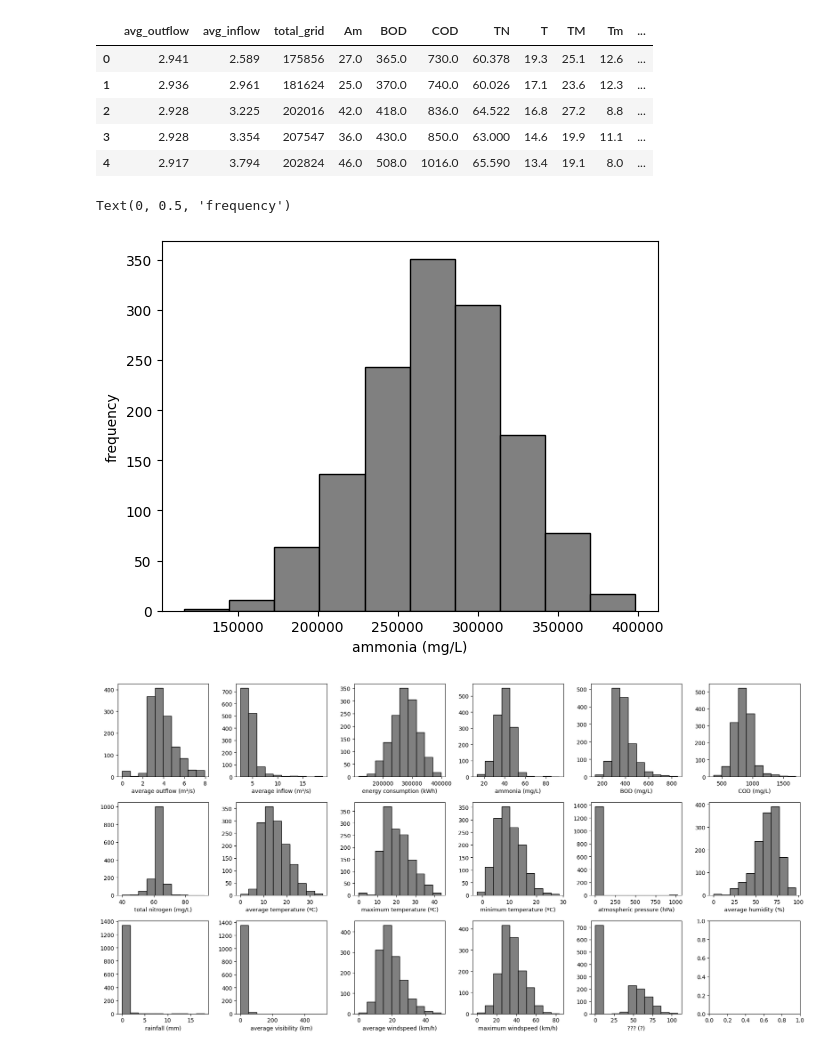
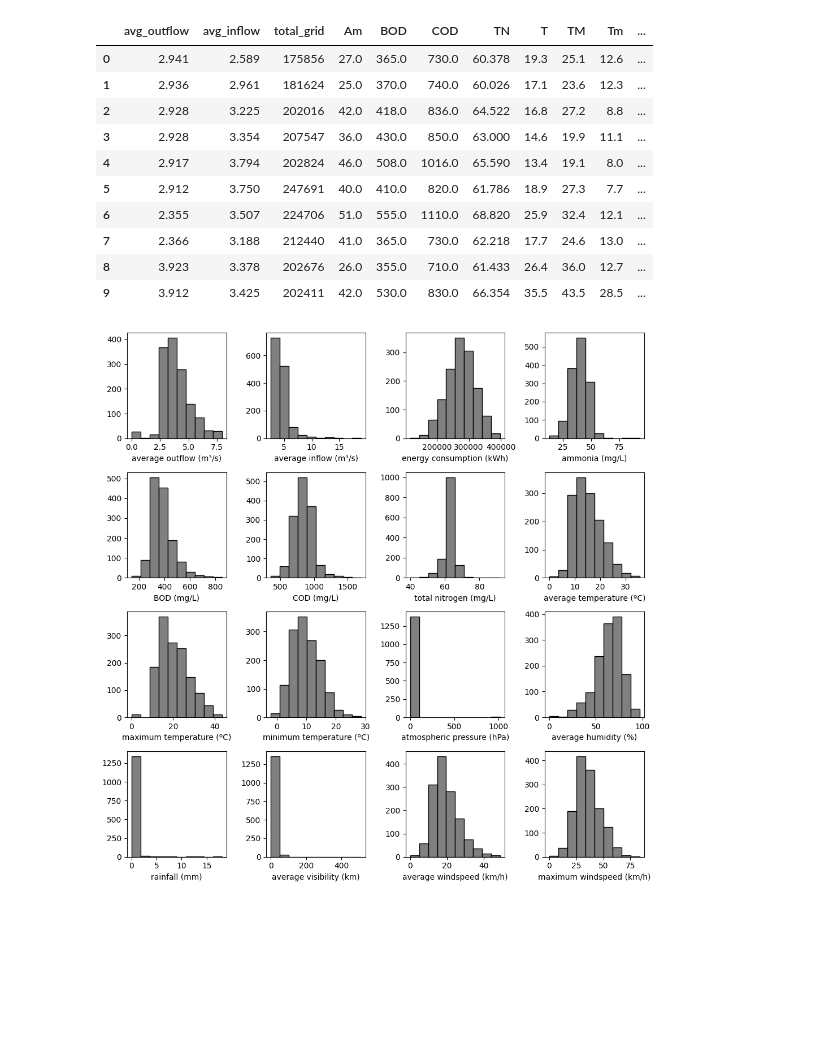
Before and after one commit to felypemaciel/ica2024, a Jupyter notebook: main.ipynb, the cells around one changed output. Cells and saved outputs as stored; diff of their text form; code cells hidden in the pictures; blank space fills up the shorter version.

```diff
--- a/main.ipynb
+++ b/main.ipynb
@@ -4,7 +6,13 @@ import matplotlib.pyplot as plt
 # %%
 df = pd.read_csv('data-melbourne.csv')
+df = df.drop('VG', axis=1)
+# %%
+bins = [0, 210000, 304000, float('inf')]    # ranges for classification
+labels = ['level 1', 'level 2', 'level 3']  # levels' labels
+
+df['consumption_level'] = pd.cut(df['total_grid'], bins=bins, labels=labels, right=False)
 # %%
-df.head()
+df.head(10)
 # %% [output]
 |  | avg_outflow | avg_inflow | total_grid | Am | BOD | COD | TN | T | TM | Tm | ... |
 | 0 | 2.941 | 2.589 | 175856 | 27.0 | 365.0 | 730.0 | 60.378 | 19.3 | 25.1 | 12.6 | ... |
@@ -12,20 +20,18 @@ df.head()
 | 2 | 2.928 | 3.225 | 202016 | 42.0 | 418.0 | 836.0 | 64.522 | 16.8 | 27.2 | 8.8 | ... |
 | 3 | 2.928 | 3.354 | 207547 | 36.0 | 430.0 | 850.0 | 63.000 | 14.6 | 19.9 | 11.1 | ... |
 | 4 | 2.917 | 3.794 | 202824 | 46.0 | 508.0 | 1016.0 | 65.590 | 13.4 | 19.1 | 8.0 | ... |
+| 5 | 2.912 | 3.750 | 247691 | 40.0 | 410.0 | 820.0 | 61.786 | 18.9 | 27.3 | 7.7 | ... |
+| 6 | 2.355 | 3.507 | 224706 | 51.0 | 555.0 | 1110.0 | 68.820 | 25.9 | 32.4 | 12.1 | ... |
+| 7 | 2.366 | 3.188 | 212440 | 41.0 | 365.0 | 730.0 | 62.218 | 17.7 | 24.6 | 13.0 | ... |
+| 8 | 3.923 | 3.378 | 202676 | 26.0 | 355.0 | 710.0 | 61.433 | 26.4 | 36.0 | 12.7 | ... |
+| 9 | 3.912 | 3.425 | 202411 | 42.0 | 530.0 | 830.0 | 66.354 | 35.5 | 43.5 | 28.5 | ... |
-# %%
-plt.hist(df['total_grid'], bins=10, color='grey', edgecolor='black')
-plt.xlabel('ammonia (mg/L)')
-plt.ylabel('frequency')
-# %% [output]
-Text(0, 0.5, 'frequency')
-[figure, removed]
 # %%
 columns_to_plot = ['avg_outflow','avg_inflow','total_grid','Am','BOD','COD','TN','T','TM','Tm','SLP','H','PP','VV','V','VM','VG']
 
-num_columns = 6
-num_rows = 3
+num_columns = 4
+num_rows = 4
 
-fig, axes = plt.subplots(num_rows, num_columns, figsize=(18, 9))
+fig, axes = plt.subplots(num_rows, num_columns, figsize=(10, 10))
 
 axes = axes.flatten()
 
@@ -54,34 +60,31 @@ axes[7].hist(df['T'], bins=10, color='grey', edgecolor='black')
 axes[7].set_xlabel('average temperature (ºC)')
 
 axes[8].hist(df['TM'], bins=10, color='grey', edgecolor='black')
 axes[8].set_xlabel('maximum temperature (ºC)')
 
 axes[9].hist(df['Tm'], bins=10, color='grey', edgecolor='black')
 axes[9].set_xlabel('minimum temperature (ºC)')
 
 axes[10].hist(df['SLP'], bins=10, color='grey', edgecolor='black')
 axes[10].set_xlabel('atmospheric pressure (hPa)')
 
 axes[11].hist(df['H'], bins=10, color='grey', edgecolor='black')
 axes[11].set_xlabel('average humidity (%)')
 
 axes[12].hist(df['PP'], bins=10, color='grey', edgecolor='black')
 axes[12].set_xlabel('rainfall (mm)')
 
 axes[13].hist(df['VV'], bins=10, color='grey', edgecolor='black')
 axes[13].set_xlabel('average visibility (km)')
 
 axes[14].hist(df['V'], bins=10, color='grey', edgecolor='black')
 axes[14].set_xlabel('average windspeed (km/h)')
 
 axes[15].hist(df['VM'], bins=10, color='grey', edgecolor='black')
 axes[15].set_xlabel('maximum windspeed (km/h)')
 
-axes[16].hist(df['VG'], bins=10, color='grey', edgecolor='black')
-axes[16].set_xlabel('??? (?)')
-
 plt.tight_layout()
 
 plt.show()
 # %% [output]
-[figure, old version]
+[figure, new version]
```
Also changed, not shown: parts of 24 cells of this notebook.
